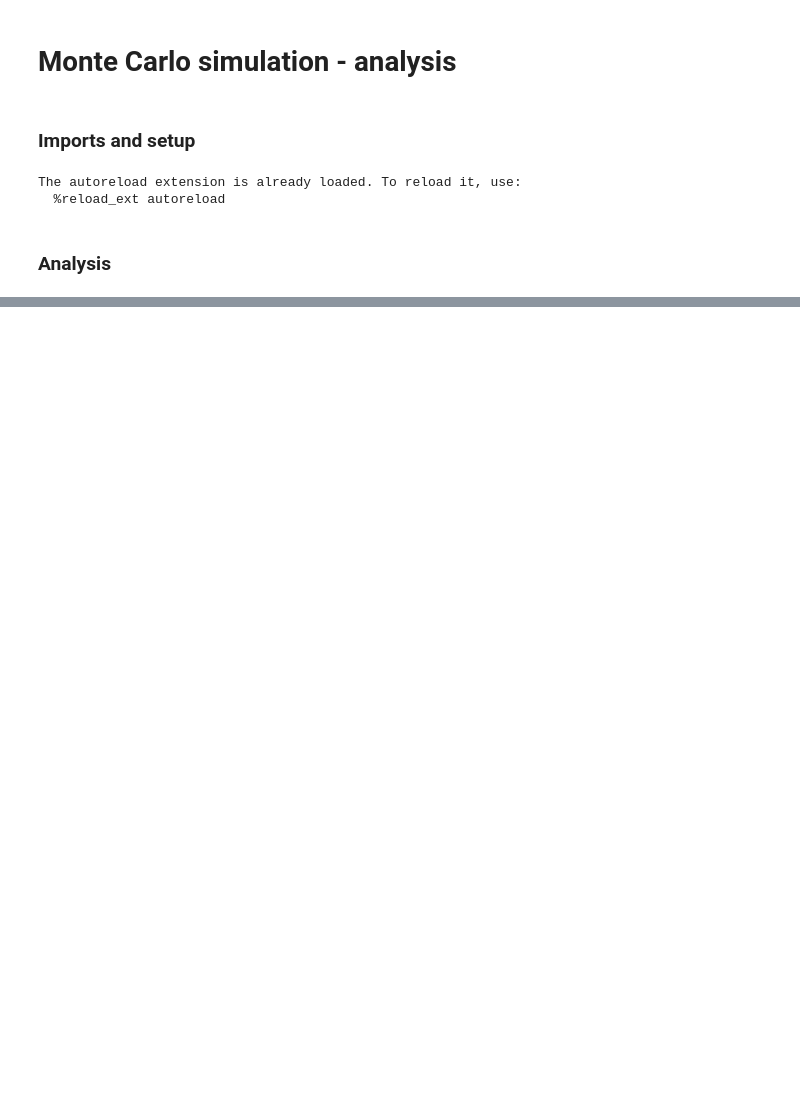
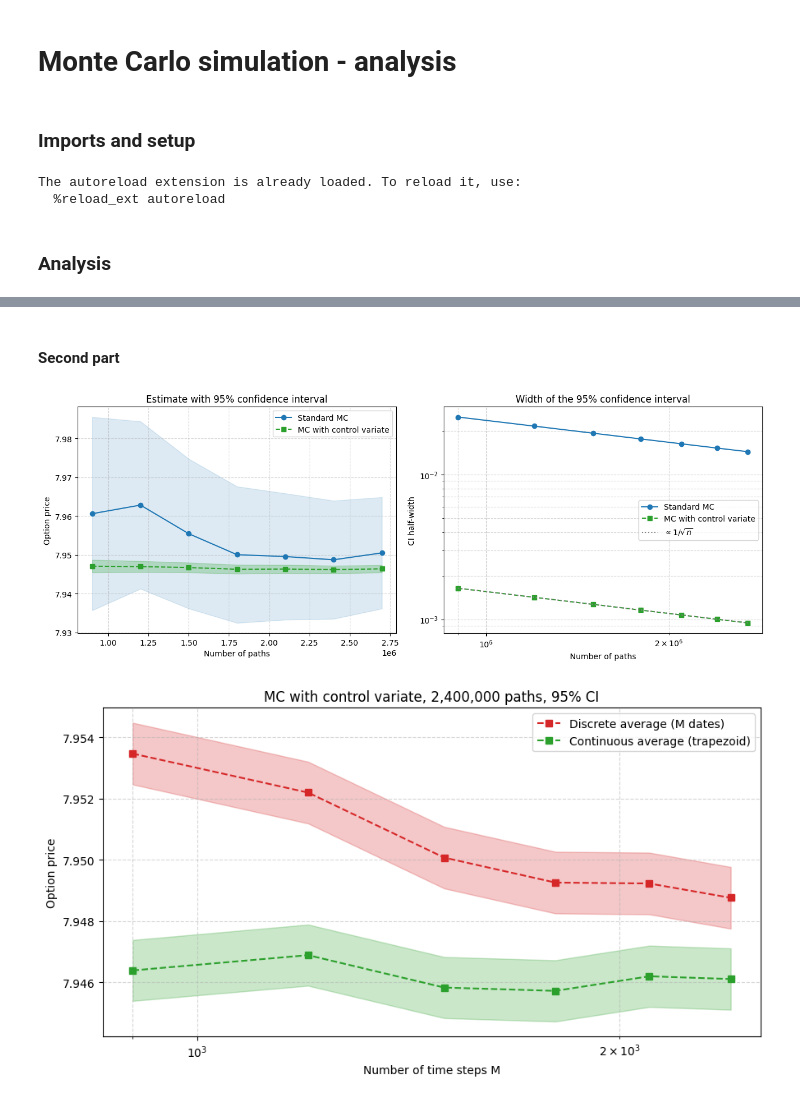
Before and after one commit to AdVy01/asian-option-pricing-with-pinns-thesis, a Jupyter notebook: notebooks/monte_carlo.ipynb, the cells around one changed output, grey strips where cells are left out. Saved outputs shown, nothing was run; the diff lists cells and outputs as text; code cells hidden in the pictures; blank space fills up the shorter version.

```diff
--- a/notebooks/monte_carlo.ipynb
+++ b/notebooks/monte_carlo.ipynb
@@ -50,0 +53,11 @@ ref
+# %% [markdown]
+#### Second part
+# %%
+df_paths, fig = accuracy_comparison_in_num_of_paths(
+    M=2100, sample_sizes=[900_000, 1_200_000, 1_500_000, 1_800_000, 2_100_000, 2_400_000, 2_700_000], **common)
+
+df_steps, fig = accuracy_in_time_steps(
+    num_of_paths=2_400_000, time_steps=[900, 1200, 1500, 1800, 2100, 2400], reference=None, **common)
+# %% [output]
+[figure, added]
+[figure, added]
```
Also changed, not shown: parts of 4 cells of this notebook.
